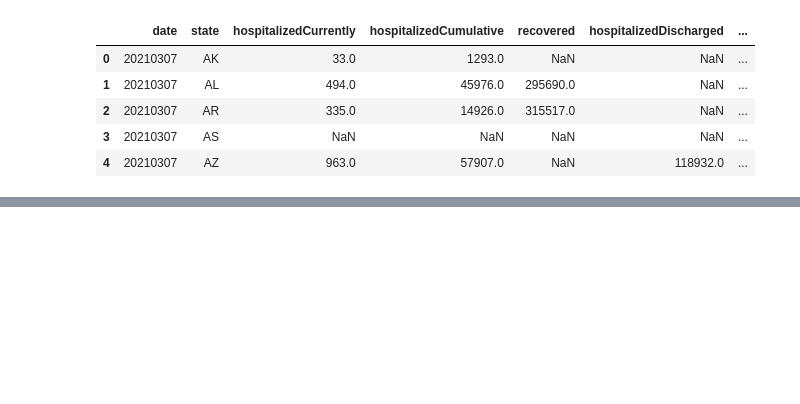
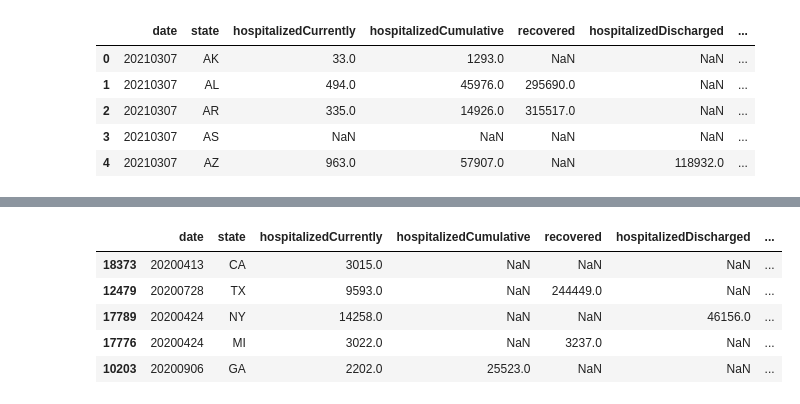
Before and after one commit to elawal/Project1, a Jupyter notebook: COVID19Py.ipynb, the cells around one changed output, grey strips where cells are left out. Saved outputs shown, nothing was run; the diff lists cells and outputs as text; code cells hidden in the pictures; blank space fills up the shorter version.

```diff
--- a/COVID19Py.ipynb
+++ b/COVID19Py.ipynb
@@ -99,0 +30,20 @@ test.head(50)
+# %%
+# # Are there any states that, over time, saw a decrease in covid hospitalizations? which state decreased the fastes in 2020?
+
+# Filtering/sorting data by date = 2020
+historic_df = historic_df[historic_df['date'] < 20210000]
+historic_df.sort_values('date', inplace=True)
+
+# Grouping state and hozpitalized currently data
+historic_df['hospitalized_diff'] = historic_df.groupby('state')['hospitalizedCurrently'].diff()
+decreased_hospitalizations = historic_df[historic_df['hospitalized_diff'] < 0]
+
+decreased_hospitalizations = decreased_hospitalizations.sort_values('hospitalized_diff', ascending=True).drop_duplicates(['state'])
+decreased_hospitalizations.head()
+# %% [output]
+|  | date | state | hospitalizedCurrently | hospitalizedCumulative | recovered | hospitalizedDischarged | ... |
+| 18373 | 20200413 | CA | 3015.0 | NaN | NaN | NaN | ... |
+| 12479 | 20200728 | TX | 9593.0 | NaN | 244449.0 | NaN | ... |
+| 17789 | 20200424 | NY | 14258.0 | NaN | NaN | 46156.0 | ... |
+| 17776 | 20200424 | MI | 3022.0 | NaN | 3237.0 | NaN | ... |
+| 10203 | 20200906 | GA | 2202.0 | 25523.0 | NaN | NaN | ... |
```
Also changed, not shown: parts of 4 cells of this notebook, 3 other files.
